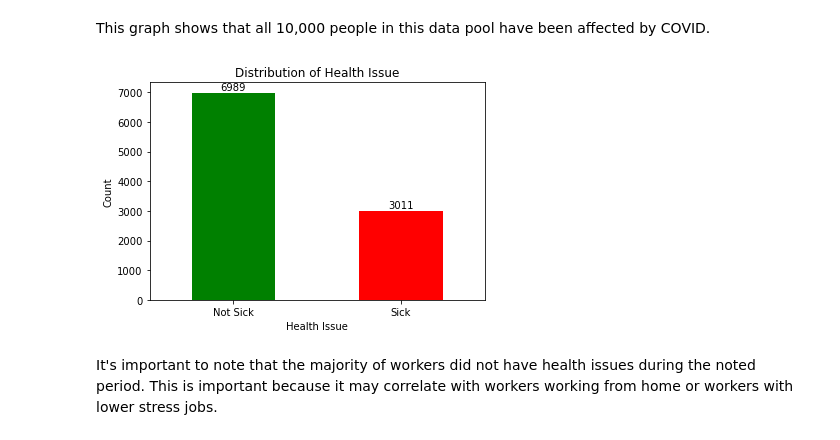
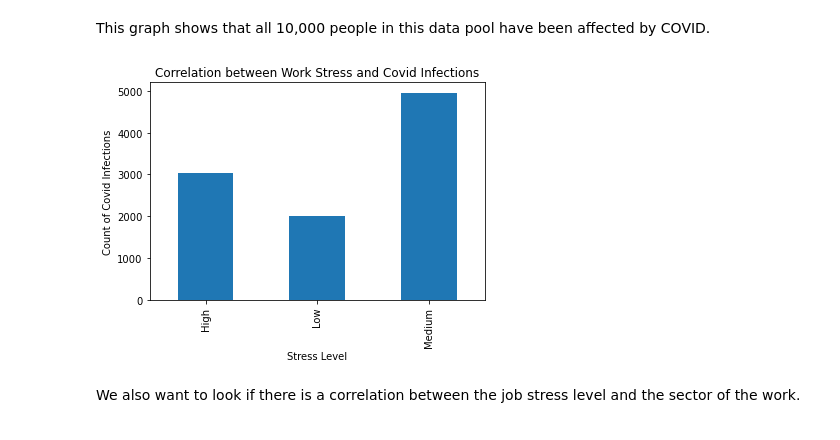
Before and after one commit to aliciahlavac/CovidStudy, a Jupyter notebook: Covid.ipynb, the cells around one changed output. Drawn from its saved outputs; the diff is of its cells as text; code cells hidden in the pictures.

Commit message:
Added new graph

```diff
--- a/Covid.ipynb
+++ b/Covid.ipynb
@@ -126,31 +126,16 @@ plt.show()
 [figure]
 # %% [markdown]
 This graph shows that all 10,000 people in this data pool have been affected by COVID.
-# %%
-# Graph the number of workers who had health issues versus those who didn't
-# Count the occurrences of each class in 'Health_Issue'
-# Map 0 to 'Not Sick' and 1 to 'Sick'
-health_issue_counts = df['Health_Issue'].value_counts()
-
-# Create a bar plot
-ax = health_issue_counts.plot(kind='bar', color=['green', 'red'])
-
-# Set custom x-tick labels
-ax.set_xticklabels(['Not Sick', 'Sick'])
-
-# Adding labels and title
-plt.xlabel('Health Issue')
-plt.ylabel('Count')
-plt.title('Distribution of Health Issue')
-plt.xticks(rotation=0)
-
-# Add value counts on top of the bars
-for i, v in enumerate(health_issue_counts):
-    ax.text(i, v + 10, str(v), ha='center', va='bottom')
-
-# Show the plot
-plt.show()
-# %% [output]
-[figure, removed]
-# %% [markdown]
-It's important to note that the majority of workers did not have health issues during the noted period.  This is important because it may correlate with workers working from home or workers with lower stress jobs.
+# %%
+#Group by Stress Level then Affected by Covid
+covid_by_stress_level = df.groupby('Stress_Level')['Affected_by_Covid'].sum()
+# Visualization
+covid_by_stress_level.plot(kind='bar')
+plt.xlabel('Stress Level')
+plt.ylabel('Count of Covid Infections')
+plt.title('Correlation between Work Stress and Covid Infections')
+plt.show()
+# %% [output]
+[figure, added]
+# %% [markdown]
+We also want to look if there is a correlation between the job stress level and the sector of the work.
```
Also changed, not shown: parts of 3 cells of this notebook.
